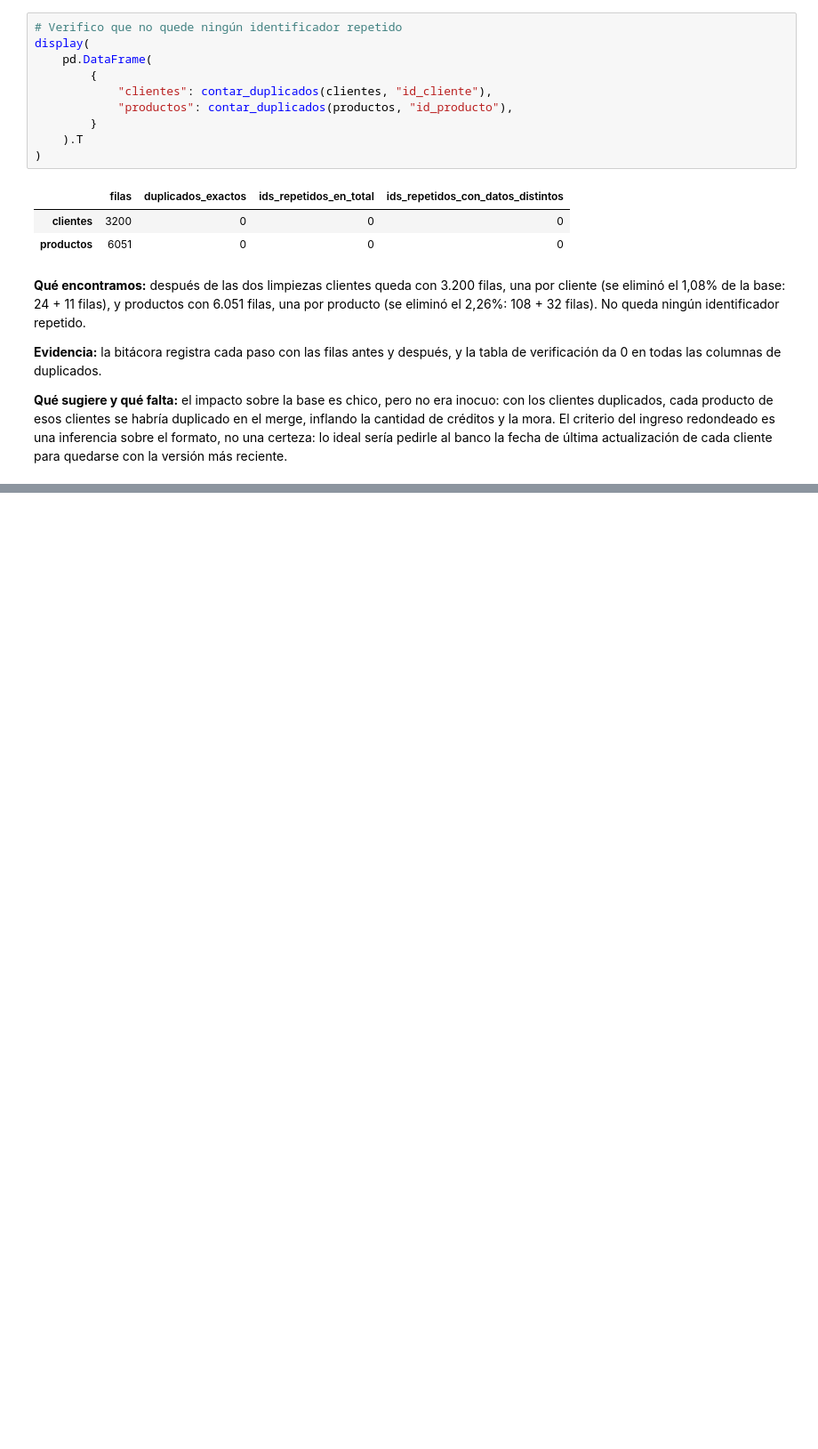
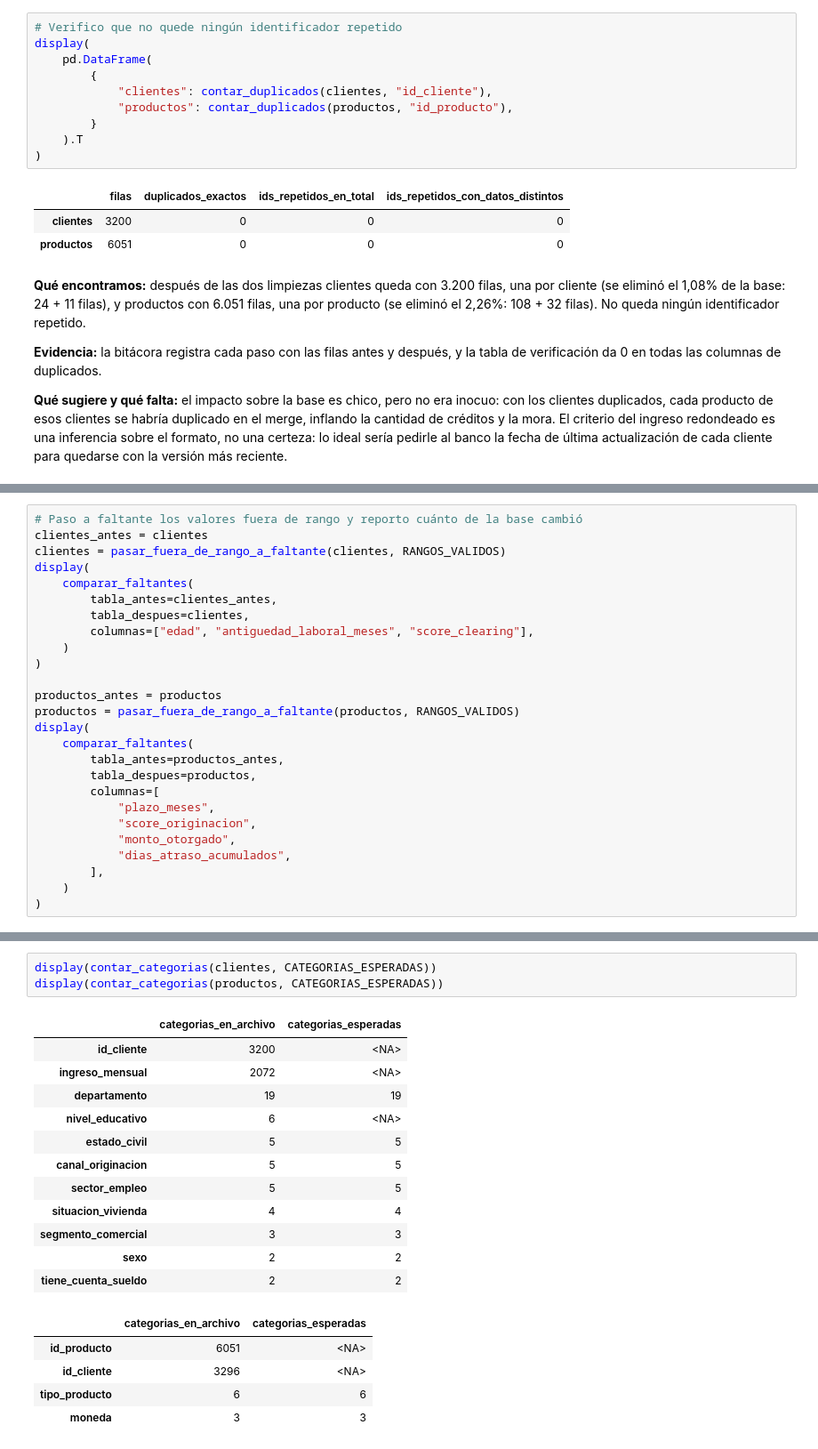
Before and after one commit to ncho06-a11y/proyecto-final-merli, a Jupyter notebook: notebooks/analisis_riesgo_credito.ipynb, the cells around one changed output, grey strips where cells are left out. Shown at 89% size. Saved outputs shown, nothing was run; the diff lists cells and outputs as text; blank space fills up the shorter version.

```diff
--- a/notebooks/analisis_riesgo_credito.ipynb
+++ b/notebooks/analisis_riesgo_credito.ipynb
@@ -614,0 +882,26 @@ display(
+# %%
+# Paso a faltante los valores fuera de rango y reporto cuánto de la base cambió
+clientes_antes = clientes
+clientes = pasar_fuera_de_rango_a_faltante(clientes, RANGOS_VALIDOS)
+display(
+    comparar_faltantes(
+        tabla_antes=clientes_antes,
+        tabla_despues=clientes,
+        columnas=["edad", "antiguedad_laboral_meses", "score_clearing"],
+    )
+)
+
+productos_antes = productos
+productos = pasar_fuera_de_rango_a_faltante(productos, RANGOS_VALIDOS)
+display(
+    comparar_faltantes(
+        tabla_antes=productos_antes,
+        tabla_despues=productos,
+        columnas=[
+            "plazo_meses",
+            "score_originacion",
+            "monto_otorgado",
+            "dias_atraso_acumulados",
+        ],
+    )
+)
@@ -614,0 +1043,21 @@ display(
+# %%
+display(contar_categorias(clientes, CATEGORIAS_ESPERADAS))
+display(contar_categorias(productos, CATEGORIAS_ESPERADAS))
+# %% [output]
+|  | categorias_en_archivo | categorias_esperadas |
+| id_cliente | 3200 | <NA> |
+| ingreso_mensual | 2072 | <NA> |
+| departamento | 19 | 19 |
+| nivel_educativo | 6 | <NA> |
+| estado_civil | 5 | 5 |
+| canal_originacion | 5 | 5 |
+| sector_empleo | 5 | 5 |
+| situacion_vivienda | 4 | 4 |
+| segmento_comercial | 3 | 3 |
+| sexo | 2 | 2 |
+| tiene_cuenta_sueldo | 2 | 2 |
+|  | categorias_en_archivo | categorias_esperadas |
+| id_producto | 6051 | <NA> |
+| id_cliente | 3296 | <NA> |
+| tipo_producto | 6 | 6 |
+| moneda | 3 | 3 |
```
Also changed, not shown: parts of 40 cells of this notebook.
